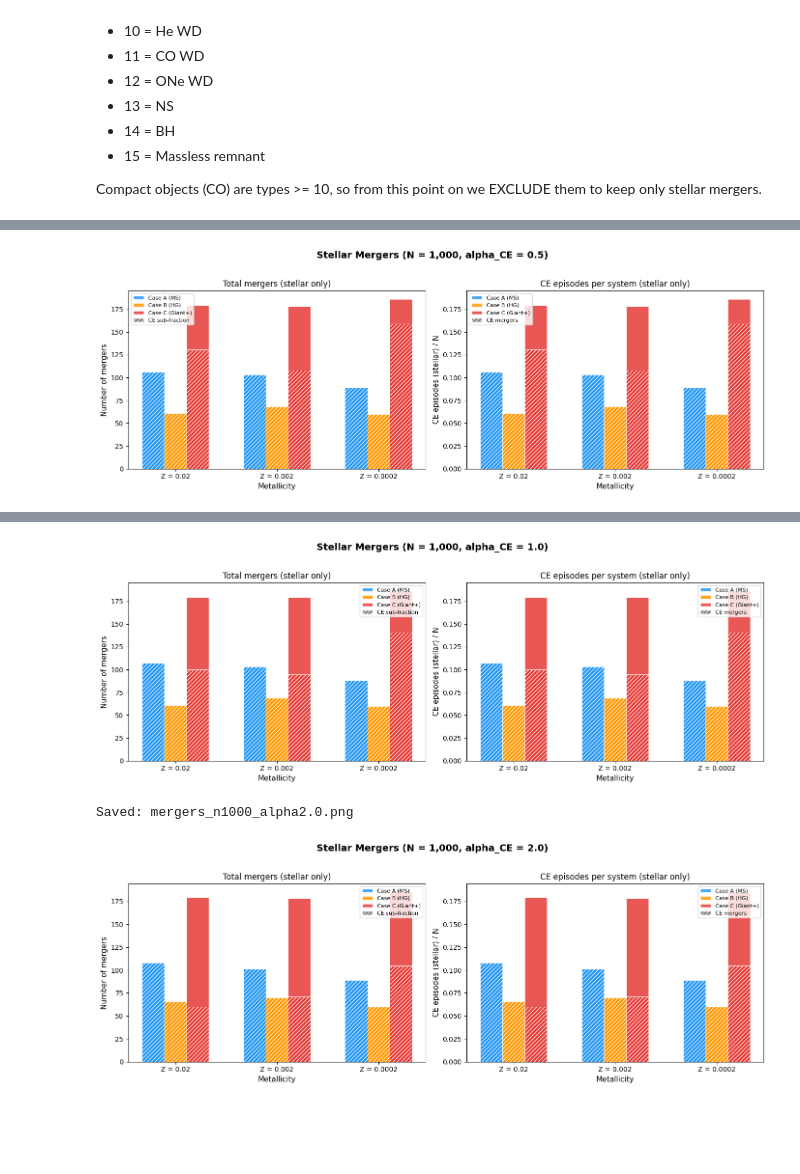
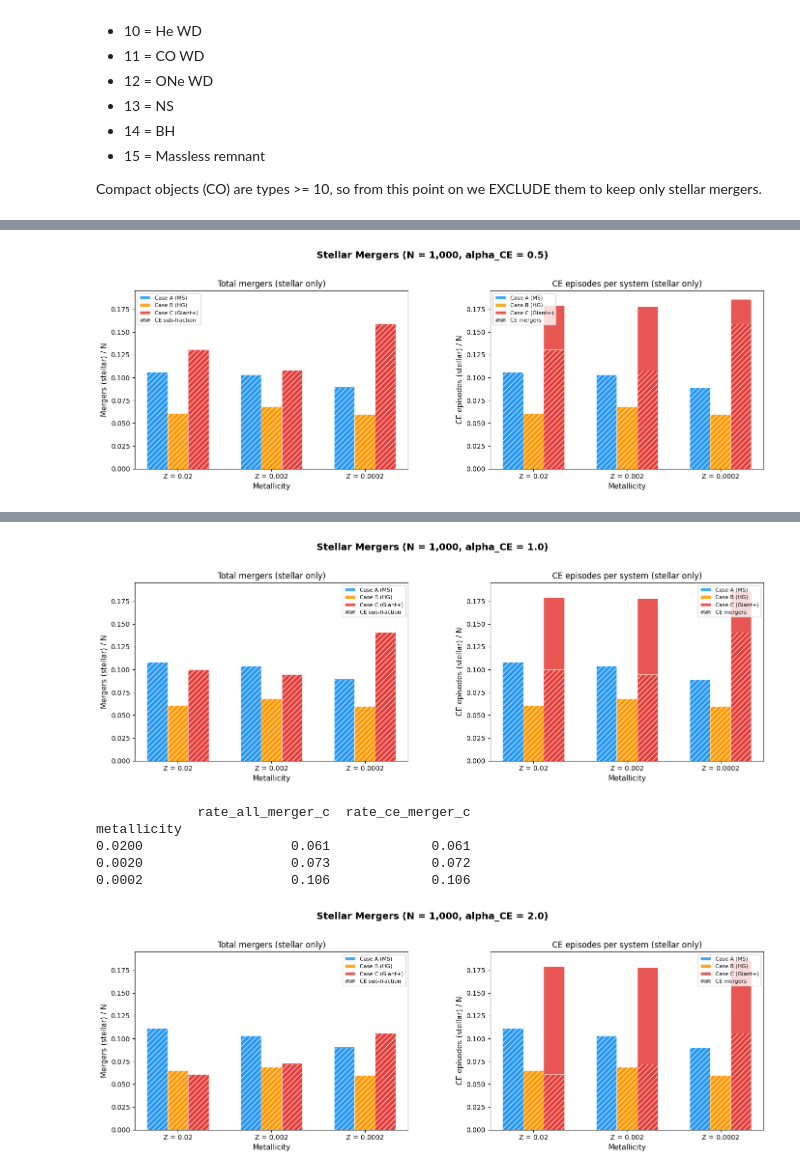
Before and after one commit to tsdevictor/stellar_mergers, a Jupyter notebook: week-3/metallicity_sweep_modified.ipynb, the cells around one changed output, grey strips where cells are left out. Saved outputs shown, nothing was run; the diff lists cells and outputs as text; code cells hidden in the pictures; blank space fills up the shorter version.

Commit message:
Fixed total merger fraction, CE episode fraction (week 3)

```diff
--- a/week-3/metallicity_sweep_modified.ipynb
+++ b/week-3/metallicity_sweep_modified.ipynb
@@ -296,9 +358,8 @@ CASE_COLORS = {
     "Case B (HG)":     "#FF9800",
     "Case C (Giant+)": "#E53935",
 }
-CASE_KEYS  = ["A", "B", "C"]
-CASE_LABELS = list(CASE_COLORS.keys())
-HATCH      = "////"   # diagonal lines drawn on top of CE sub-fraction bars
+
+HATCH      = "///"   # diagonal lines drawn on top of CE sub-fraction bars
 ALPHA_FILL = 0.85
 WIDTH      = 0.22      # width of each individual bar
 ZLABELS    = [f"Z = {z}" for z in METALLICITIES]  # # → ["Z = 0.02", "Z = 0.002", "Z = 0.0002"]
@@ -338,12 +393,14 @@ for alpha_ce in ALPHA_VALUES:
 
         sub = (
             results_df[
-                (results_df["n_systems"]  == n) &
-                (results_df["alpha_ce"]   == alpha_ce)
+                (results_df["n_systems"] == n) &
+                (results_df["alpha_ce"]  == alpha_ce)
             ]
             .set_index("metallicity")
             .reindex(METALLICITIES)
         )
+
+        print(sub[["rate_all_merger_c", "rate_ce_merger_c"]])
 
         fig, axes = plt.subplots(1, 2, figsize=(14, 5))
         fig.suptitle(
@@ -351,53 +408,51 @@ for alpha_ce in ALPHA_VALUES:
             fontsize=14, fontweight="bold", y=1.02
         )
 
-        # PLOT 1: Total mergers (count) with CE hatch overlay
+        case_legend = [
+            Patch(facecolor=c, edgecolor="white", label=l, alpha=ALPHA_FILL)
+            for l, c in CASE_COLORS.items()
+        ]
+
+        # --- Plot 1 (left): Total mergers / N, CE sub-fraction hatched ---
         ax = axes[0]
         _add_case_bars(
             ax, sub,
-            col_base = ["total_a", "total_b", "total_c"],
-            col_ce   = ["ce_a",    "ce_b",    "ce_c"],
+            col_base = ["rate_all_merger_a", "rate_all_merger_b", "rate_all_merger_c"],
+            col_ce   = ["rate_ce_merger_a",  "rate_ce_merger_b",  "rate_ce_merger_c"],
             colors   = CASE_COLORS,
         )
-        ax.set_xticks(x);  ax.set_xticklabels(ZLABELS, fontsize=10)
+        ax.set_xticks(x)
+        ax.set_xticklabels(ZLABELS, fontsize=10)
         ax.set_xlabel("Metallicity", fontsize=11)
-        ax.set_ylabel("Number of mergers", fontsize=11)
+        ax.set_ylabel("Mergers (stellar) / N", fontsize=11)
         ax.set_title("Total mergers (stellar only)", fontsize=12)
+        ax.legend(handles=case_legend + [
+            Patch(facecolor="grey", hatch=HATCH, edgecolor="white", label="CE sub-fraction")
+        ], fontsize=8)
 
-        # Legend: case colours + CE hatch indicator
-        legend_handles = [
-            Patch(facecolor=c, edgecolor="white", label=l, alpha=ALPHA_FILL)
-            for l, c in CASE_COLORS.items()
-        ] + [
-            Patch(facecolor="grey", hatch=HATCH, edgecolor="white", label="CE sub-fraction")
-        ]
-        ax.legend(handles=legend_handles, fontsize=8)
-
-        # PLOT 2: CE mergers / N (rate)
+        # --- Plot 2 (right): CE episodes / N, CE merger sub-fraction hatched ---
         ax = axes[1]
         _add_case_bars(
             ax, sub,
-            col_base = ["rate_total_a", "rate_total_b", "rate_total_c"],  # full bar = all CE episodes
-            col_ce   = ["rate_ce_a",    "rate_ce_b",    "rate_ce_c"],     # hatch = CE mergers subset
+            col_base = ["rate_total_ce_a", "rate_total_ce_b", "rate_total_ce_c"],
+            col_ce   = ["rate_ce_merger_a", "rate_ce_merger_b", "rate_ce_merger_c"],
             colors   = CASE_COLORS,
         )
-        ax.set_xticks(x);  ax.set_xticklabels(ZLABELS, fontsize=10)
+        ax.set_xticks(x)
+        ax.set_xticklabels(ZLABELS, fontsize=10)
         ax.set_xlabel("Metallicity", fontsize=11)
         ax.set_ylabel("CE episodes (stellar) / N", fontsize=11)
         ax.set_title("CE episodes per system (stellar only)", fontsize=12)
+        ax.legend(handles=case_legend + [
+            Patch(facecolor="grey", hatch=HATCH, edgecolor="white", label="CE mergers")
+        ], fontsize=8)
 
-        legend_handles2 = [
-            Patch(facecolor=c, edgecolor="white", label=l, alpha=ALPHA_FILL)
-            for l, c in CASE_COLORS.items()
-        ] + [
-            Patch(facecolor="grey", hatch=HATCH, edgecolor="white", label="CE mergers")
-        ]
-        ax.legend(handles=legend_handles2, fontsize=8)
-        ax.legend(handles=legend_handles2, fontsize=8)
+        ymax = max(axes[0].get_ylim()[1], axes[1].get_ylim()[1])
+        axes[0].set_ylim(0, ymax)
+        axes[1].set_ylim(0, ymax)
 
         plt.tight_layout()
-        fname = f"mergers_n{n}_alpha{alpha_ce}.png"
-        plt.savefig(fname, dpi=150, bbox_inches="tight")
-        print(f"Saved: {fname}")
+        plt.subplots_adjust(wspace=0.3)
+        plt.savefig(f"mergers_n{n}_alpha{alpha_ce}.png", dpi=150, bbox_inches="tight")
         plt.show()
 # %% [output]
@@ -405 +464 @@ Saved: mergers_n1000_alpha0.5.png
-[figure, old version]
+[figure, new version]
@@ -407,3 +470,7 @@ Saved: mergers_n1000_alpha1.0.png
-[figure, old version]
+[figure, new version]
-Saved: mergers_n1000_alpha2.0.png
+             rate_all_merger_c  rate_ce_merger_c
+metallicity
+0.0200                   0.061             0.061
+0.0020                   0.073             0.072
+0.0002                   0.106             0.106
-[figure, old version]
+[figure, new version]
```
Also changed, not shown: parts of 10 cells of this notebook, 4 other files.
